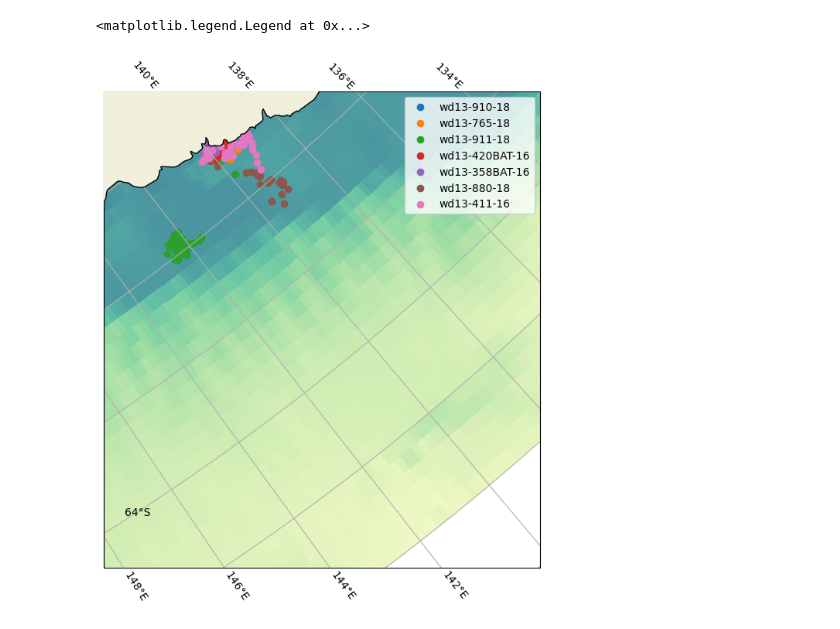
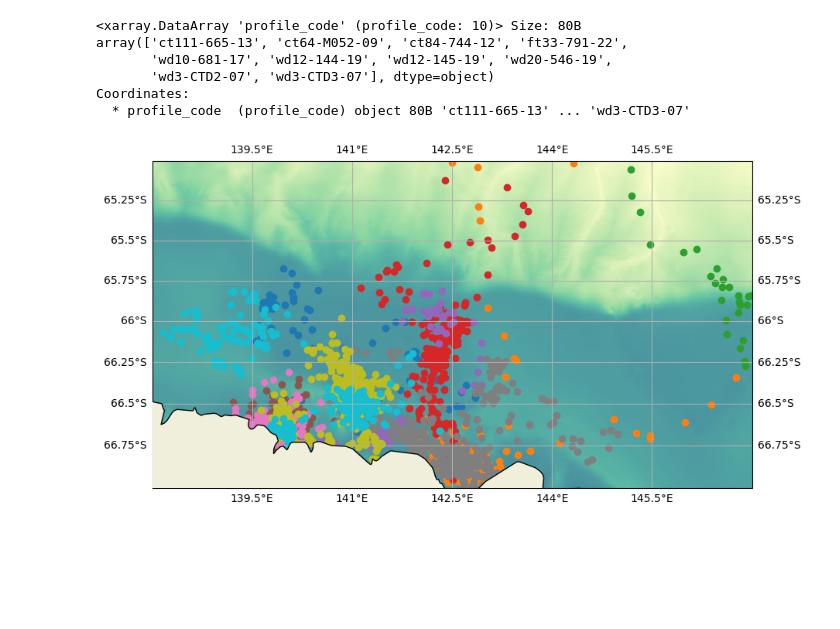
Before and after one commit to eejco/thesis_c3, a Jupyter notebook: sealtrail.ipynb, the cells around one changed output. Saved outputs shown, nothing was run; the diff lists cells and outputs as text; code cells hidden in the pictures; blank space fills up the shorter version.

Commit message:
seal transects

```diff
--- a/sealtrail.ipynb
+++ b/sealtrail.ipynb
@@ -57,3 +43,3 @@ vcbay.plot_region(ax=ax[2],extent=extent)
 # %%
-meop_mertz=MEOP(extent=extent_mertz)
-df1=meop_mertz.load_profiles()
+meop_mertz=MEOP(extent=extent)
+#df1=meop_mertz.load_profiles()
@@ -64,10 +46,30 @@ df1 = df1[(df1.index > pd.Timestamp(2019,11,1)) & (df1.index < pd.Timestamp(2020
+# %%
+meop_mertz.load_profiles_for_spira()
+# %%
+meop_mertz.ds['elev']=elevation.interp({'latitude':meop_mertz.ds.lat,'longitude':meop_mertz.ds.lon})
+# %%
+#find seals which travel a decent (>1 degree) meridional distance
+mdlmax = meop_mertz.ds.reset_coords().groupby('profile_code').max().lat
+mdlmin = meop_mertz.ds.reset_coords().groupby('profile_code').min().lat
+mdemax = meop_mertz.ds.reset_coords().groupby('profile_code').max().elev
+mdemin= meop_mertz.ds.reset_coords().groupby('profile_code').min().elev
+
+longg = mdlmax.profile_code.where(((mdlmax - mdlmin) > 0.6) & ((mdemax - mdemin) > 800), drop=True)
+# %%
+longg
+# %% [output]
+<xarray.DataArray 'profile_code' (profile_code: 10)> Size: 80B
+array(['ct111-665-13', 'ct64-M052-09', 'ct84-744-12', 'ft33-791-22',
+       'wd10-681-17', 'wd12-144-19', 'wd12-145-19', 'wd20-546-19',
+       'wd3-CTD2-07', 'wd3-CTD3-07'], dtype=object)
+Coordinates:
+  * profile_code  (profile_code) object 80B 'ct111-665-13' ... 'wd3-CTD3-07'
 # %%
-fig,ax=plt.subplots(figsize=(10,8),subplot_kw={'projection':ccrs.SouthPolarStereo()})
-pfns.sp(ax,elevation,extent=extent_mertz,cmap=cmocean.cm.deep,land_zorder=3)
-for platform in df1.platform.unique():
-    dff = df1[df1.platform == platform]
-    ax.scatter(dff.longitude,dff.latitude,transform=ccrs.PlateCarree(),label=platform)
-ax.legend()
+fig,ax=plt.subplots(figsize=(10,8),subplot_kw={'projection':ccrs.Mercator()})
+pfns.sp(ax,elevation,extent=extent,cmap=cmocean.cm.deep,land_zorder=3)
+for platform in longg:
+    dff = meop_mertz.ds.where(meop_mertz.ds.profile_code == platform,drop=True)
+    ax.scatter(dff.lon,dff.lat,transform=ccrs.PlateCarree(),label=platform.item())
+#ax.legend()
 # %% [output]
-<matplotlib.legend.Legend at 0x...>
-[figure, old version]
+[figure, new version]
```
Also changed, not shown: parts of 13 cells of this notebook.
